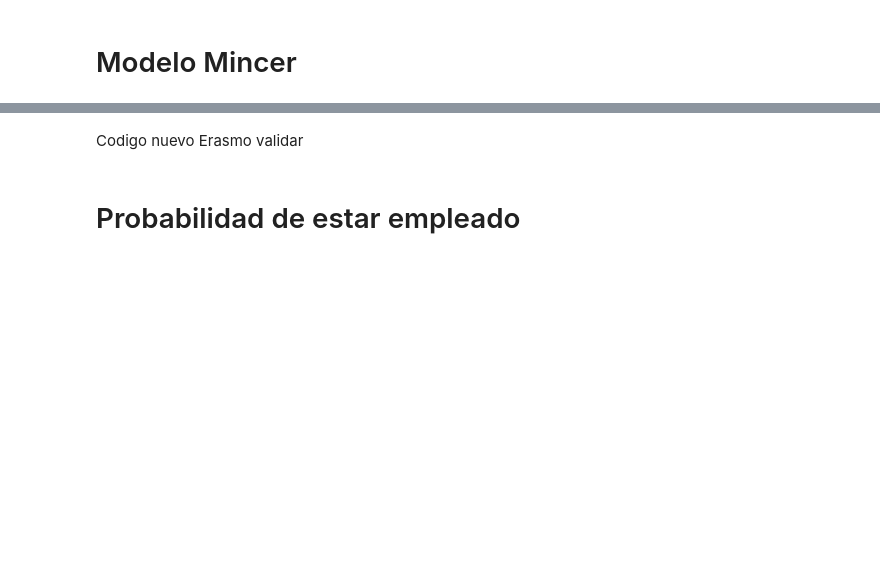
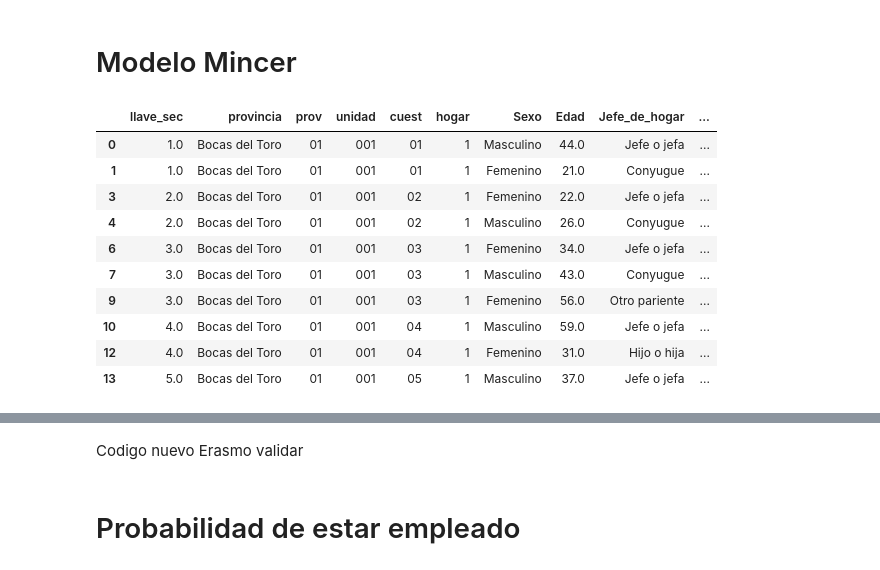
Before and after one commit to edreyesc/ProyectoIngegradorII, a Jupyter notebook: proy_integrador2_empleo_v3.ipynb, the cells around one changed output, grey strips where cells are left out. Drawn from its saved outputs; the diff is of its cells as text; code cells hidden in the pictures; blank space fills up the shorter version.

```diff
--- a/proy_integrador2_empleo_v3.ipynb
+++ b/proy_integrador2_empleo_v3.ipynb
@@ -854,4 +853,19 @@ df_mincer = df_modelo_final[
 
 # Variable independiente Log Ingreso
 df_mincer['ln_ingreso'] = np.log(df_mincer['ingreso_laboral'])
+# %%
+# Verificación de encabezado
+df_mincer.head(10)
+# %% [output]
+|  | llave_sec | provincia | prov | unidad | cuest | hogar | Sexo | Edad | Jefe_de_hogar | ... |
+| 0 | 1.0 | Bocas del Toro | 01 | 001 | 01 | 1 | Masculino | 44.0 | Jefe o jefa | ... |
+| 1 | 1.0 | Bocas del Toro | 01 | 001 | 01 | 1 | Femenino | 21.0 | Conyugue | ... |
+| 3 | 2.0 | Bocas del Toro | 01 | 001 | 02 | 1 | Femenino | 22.0 | Jefe o jefa | ... |
+| 4 | 2.0 | Bocas del Toro | 01 | 001 | 02 | 1 | Masculino | 26.0 | Conyugue | ... |
+| 6 | 3.0 | Bocas del Toro | 01 | 001 | 03 | 1 | Femenino | 34.0 | Jefe o jefa | ... |
+| 7 | 3.0 | Bocas del Toro | 01 | 001 | 03 | 1 | Masculino | 43.0 | Conyugue | ... |
+| 9 | 3.0 | Bocas del Toro | 01 | 001 | 03 | 1 | Femenino | 56.0 | Otro pariente | ... |
+| 10 | 4.0 | Bocas del Toro | 01 | 001 | 04 | 1 | Masculino | 59.0 | Jefe o jefa | ... |
+| 12 | 4.0 | Bocas del Toro | 01 | 001 | 04 | 1 | Femenino | 31.0 | Hijo o hija | ... |
+| 13 | 5.0 | Bocas del Toro | 01 | 001 | 05 | 1 | Masculino | 37.0 | Jefe o jefa | ... |
 # %%
```
Also changed, not shown: parts of 31 cells of this notebook.
